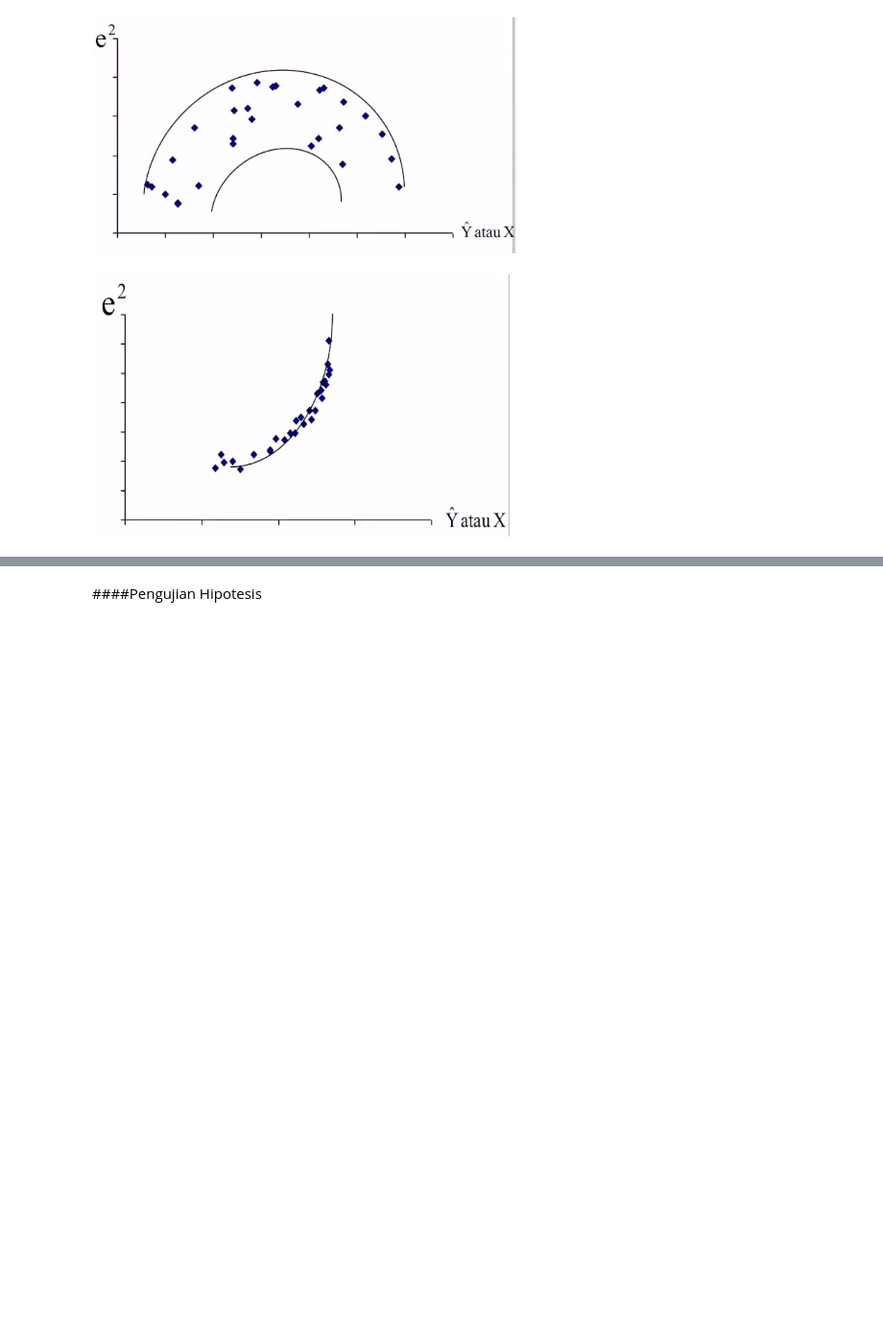
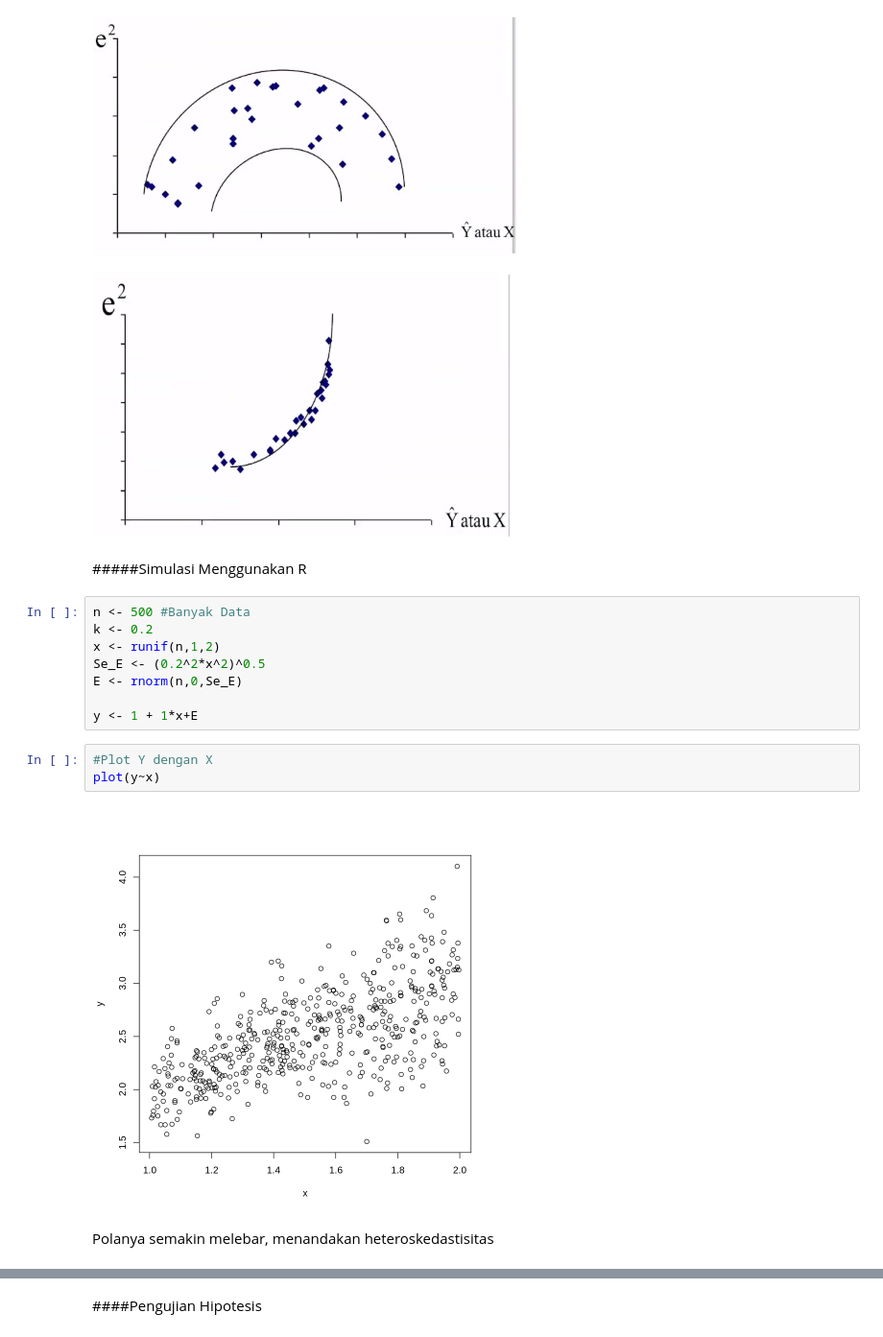
Before and after one commit to JuzmaFR/Analisis-Regresi-Catatan-Kuliah, a Jupyter notebook: Analisis_Regresi.ipynb, the cells around one changed output, grey strips where cells are left out. Shown at 96% size. Drawn from its saved outputs; the diff is of its cells as text; blank space fills up the shorter version.

```diff
--- a/Analisis_Regresi.ipynb
+++ b/Analisis_Regresi.ipynb
@@ -1316,3 +1349,20 @@ Contoh Heteroskedastisitas
 ![image.png](embedded-picture-1)
 # %% [markdown]
 ![image.png](embedded-picture-1)
+# %% [markdown]
+#####Simulasi Menggunakan R
+# %%
+n <- 500 #Banyak Data
+k <- 0.2
+x <- runif(n,1,2)
+Se_E <- (0.2^2*x^2)^0.5
+E <- rnorm(n,0,Se_E)
+
+y <- 1 + 1*x+E
+# %%
+#Plot Y dengan X
+plot(y~x)
+# %% [output]
+[figure, added]
+# %% [markdown]
+Polanya semakin melebar, menandakan heteroskedastisitas
```
Also changed, not shown: parts of 21 cells of this notebook.
